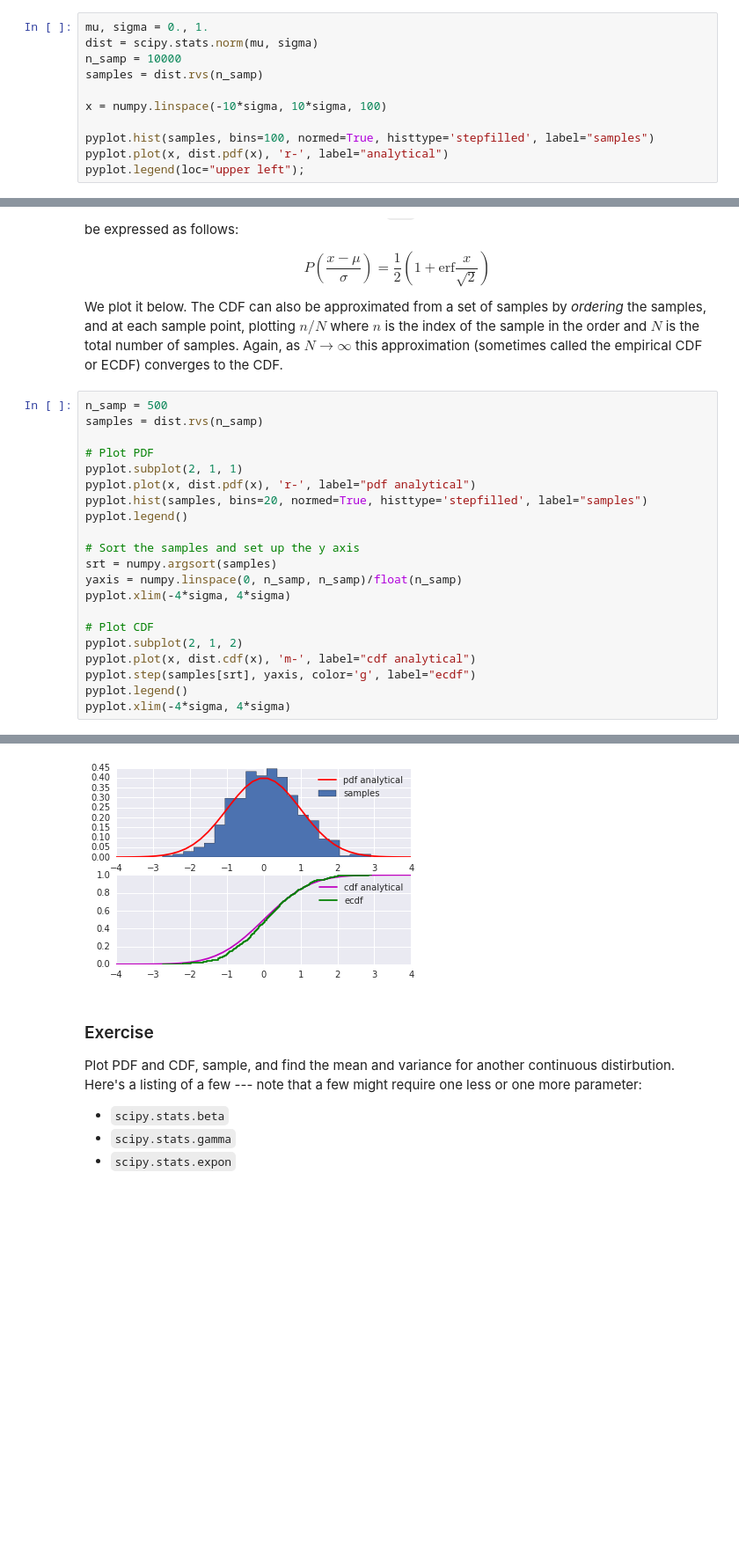
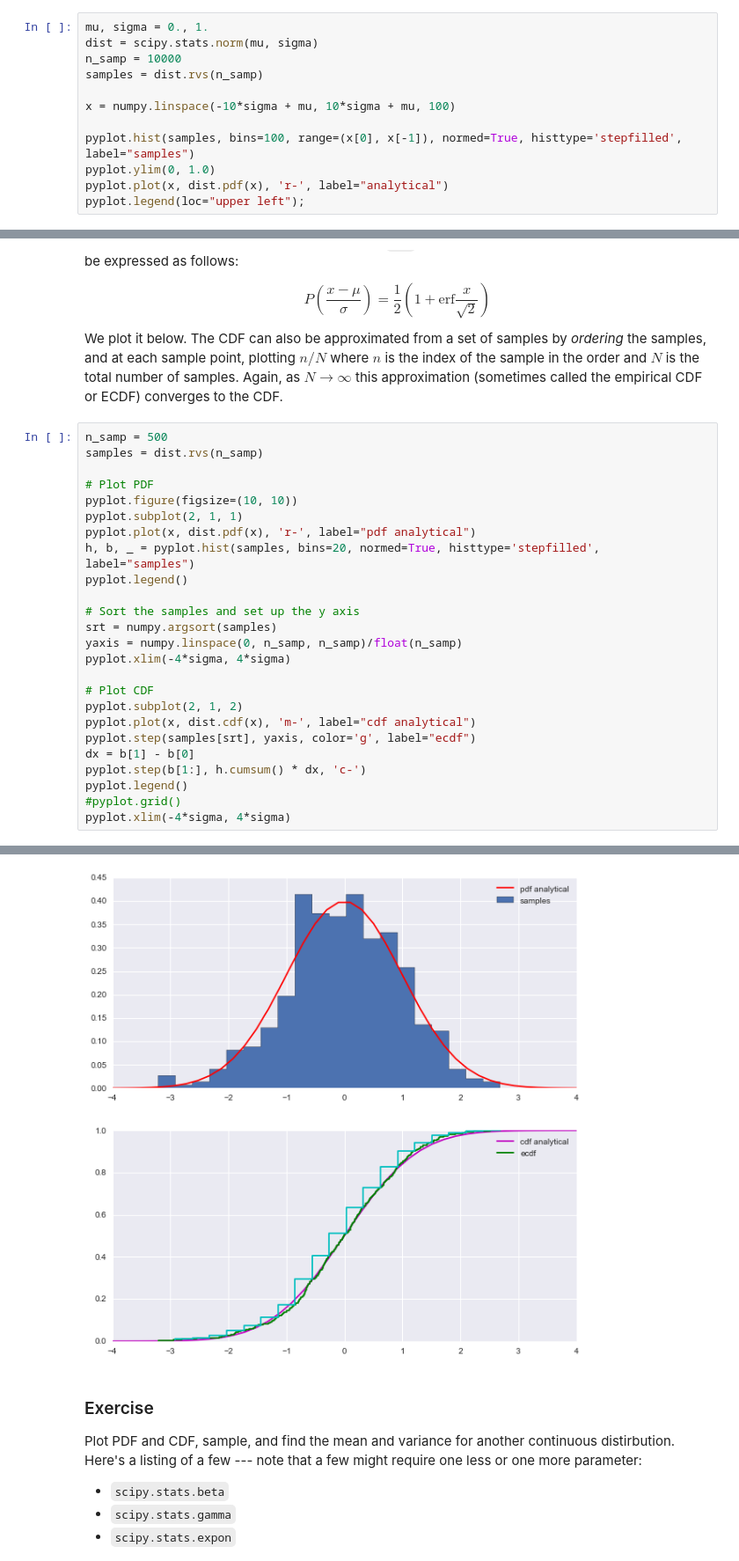
Before and after one commit to GNOME-physics/data_analysis_tutorials, a Jupyter notebook: notebooks/probability.ipynb, the cells around one changed output, grey strips where cells are left out. Shown at 88% size. Drawn from its saved outputs; the diff is of its cells as text; blank space fills up the shorter version.

```diff
--- a/notebooks/probability.ipynb
+++ b/notebooks/probability.ipynb
@@ -308,9 +339,10 @@ dist = scipy.stats.norm(mu, sigma)
 n_samp = 10000
 samples = dist.rvs(n_samp)
 
-x = numpy.linspace(-10*sigma, 10*sigma, 100)
+x = numpy.linspace(-10*sigma + mu, 10*sigma + mu, 100)
 
-pyplot.hist(samples, bins=100, normed=True, histtype='stepfilled', label="samples")
+pyplot.hist(samples, bins=100, range=(x[0], x[-1]), normed=True, histtype='stepfilled', label="samples")
+pyplot.ylim(0, 1.0)
 pyplot.plot(x, dist.pdf(x), 'r-', label="analytical")
 pyplot.legend(loc="upper left");
 # %% [output]
@@ -358,27 +390,31 @@ We plot it below. The CDF can also be approximated from a set of samples by *ord
 # %%
 n_samp = 500
 samples = dist.rvs(n_samp)
 
 # Plot PDF
+pyplot.figure(figsize=(10, 10))
 pyplot.subplot(2, 1, 1)
 pyplot.plot(x, dist.pdf(x), 'r-', label="pdf analytical")
-pyplot.hist(samples, bins=20, normed=True, histtype='stepfilled', label="samples")
+h, b, _ = pyplot.hist(samples, bins=20, normed=True, histtype='stepfilled', label="samples")
 pyplot.legend()
 
 # Sort the samples and set up the y axis
 srt = numpy.argsort(samples)
 yaxis = numpy.linspace(0, n_samp, n_samp)/float(n_samp)
 pyplot.xlim(-4*sigma, 4*sigma)
 
 # Plot CDF
 pyplot.subplot(2, 1, 2)
 pyplot.plot(x, dist.cdf(x), 'm-', label="cdf analytical")
 pyplot.step(samples[srt], yaxis, color='g', label="ecdf")
+dx = b[1] - b[0]
+pyplot.step(b[1:], h.cumsum() * dx, 'c-')
 pyplot.legend()
+#pyplot.grid()
 pyplot.xlim(-4*sigma, 4*sigma)
 # %% [output]
 (-4.0, 4.0)
-[figure, old version]
+[figure, new version]
 # %% [markdown]
 ### Exercise
 
```
Also changed, not shown: parts of 12 cells of this notebook, 3 other files.
